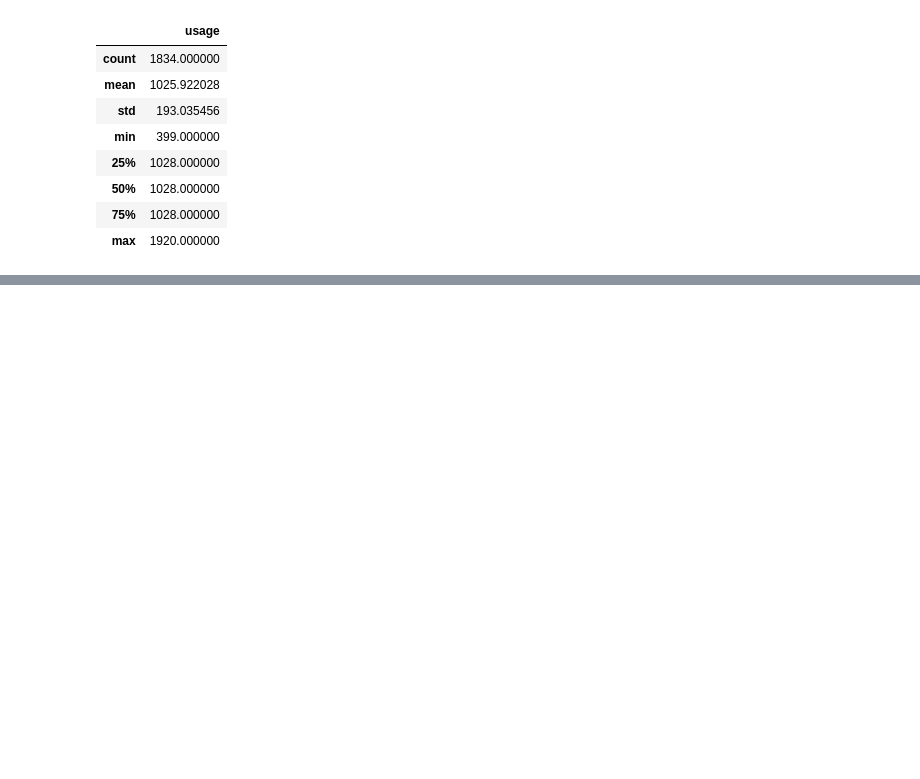
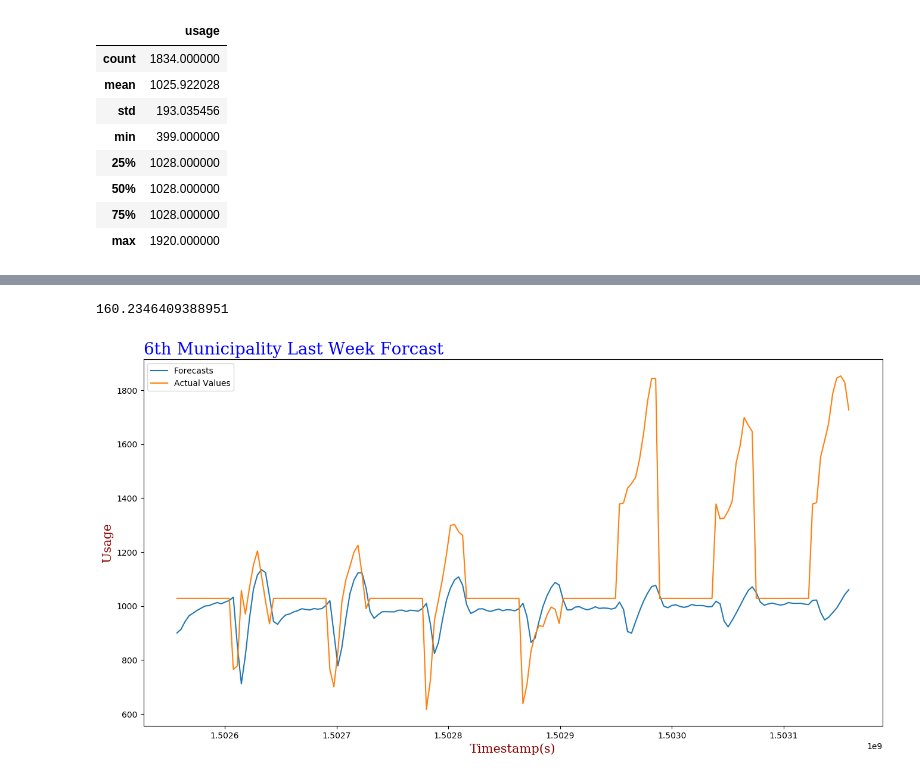
Before and after one commit to MKbinli/Example-NN, a Jupyter notebook: Problem/Question 17th.ipynb, the cells around one changed output, grey strips where cells are left out. Drawn from its saved outputs; the diff is of its cells as text; code cells hidden in the pictures; blank space fills up the shorter version.

```diff
--- a/Problem/Question 17th.ipynb
+++ b/Problem/Question 17th.ipynb
@@ -225,0 +334,5 @@ dataStats
+# %%
+#Now we will train the whole data except for "Hold Out"
+model = keras.models.load_model("BestModel.h5")
+history = model.fit(holdout_set, epochs=50,verbose=2,
+                    callbacks=[model_checkpoint])
@@ -225,0 +357,24 @@ dataStats
+# %%
+model = keras.models.load_model("BestModel.h5")
+
+#cnn_forecast = model_forecast(model, woutHOutSeries[..., np.newaxis], window_size)
+#cnn_forecast = cnn_forecast[splitPoint - window_size:, -1, 0]
+
+
+preds=np.array(woutHOutSeries)
+for i in range(holdoutSize):
+    try:
+        preds=np.append(preds,cnn_forecast[len(cnn_forecast)-1])
+    except:
+        print("cnn_forecast empthy for first run")
+    cnn_forecast = model_forecast(model, preds[..., np.newaxis], window_size)
+    cnn_forecast = cnn_forecast[splitPoint - window_size:, -1, 0]
+
+
+preds=preds[len(preds)-holdoutSize:]
+
+modelDf=pd.DataFrame(columns=['Date','Timestamp','Forecasts','Actual Values'])
+modelDf['Forecasts']=preds.copy()
+modelDf['Actual Values']=holdOut.copy()
+modelDf['Timestamp']=timeHoldOut.copy()
+modelDf['Date']=pd.to_datetime(timeHoldOut,unit="s")
@@ -225,0 +399,23 @@ dataStats
+# %%
+errors=preds-holdOut
+absoluteErrors=np.abs(errors)
+mae=absoluteErrors.mean()
+mae
+# %% [output]
+160.2346409388951
+# %%
+y2 = np.array(modelDf[['Actual Values']])
+y1 = np.array(modelDf[['Forecasts']])
+x=np.array(modelDf[['Timestamp']])
+font1 = {'family':'serif','color':'blue','size':20}
+font2 = {'family':'serif','color':'darkred','size':15}
+plt.figure(figsize=(16, 8))
+plt.title("6th Municipality Last Week Forcast", fontdict = font1, loc = 'left')
+plt.xlabel("Timestamp(s)", fontdict = font2)
+plt.ylabel("Usage", fontdict = font2)
+plt.plot(x,y1,label='Forecasts')
+plt.plot(x,y2,label='Actual Values')
+plt.legend()
+plt.show()
+# %% [output]
+[figure, added]
```
Also changed, not shown: parts of 13 cells of this notebook, 2 other files.
